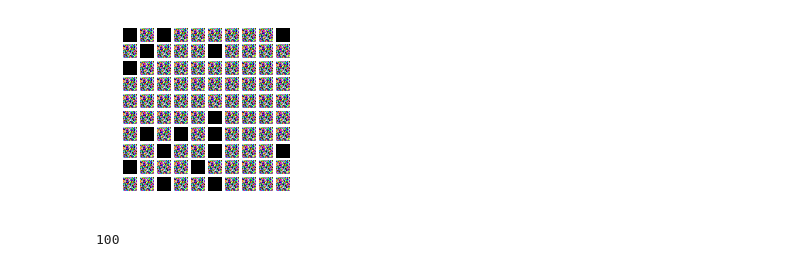
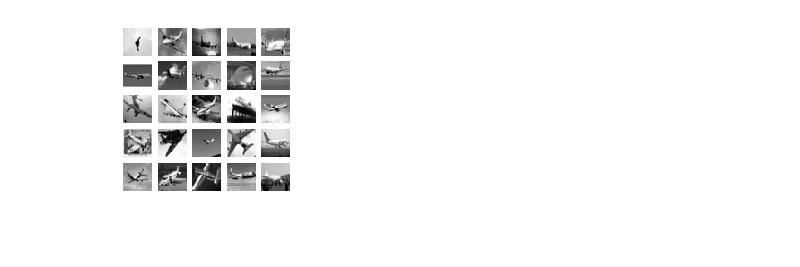
Before and after one commit to cbevis/U4_L3_neural_network, a Jupyter notebook: U4_L3_P6_Make_a_network.ipynb, the cells around one changed output. Cells and saved outputs as stored; diff of their text form; code cells hidden in the pictures.

```diff
--- a/U4_L3_P6_Make_a_network.ipynb
+++ b/U4_L3_P6_Make_a_network.ipynb
@@ -81,0 +243,15 @@ Pipeline(memory=None,
+# %%
+X_planes = np.array(X_planes).reshape(50000, 3072)
+Y_planes = np.array(Y_planes).reshape(-1)
+Y_planes.shape
+
+X_planes = X_planes[Y_planes == 0]
+print(X_planes.shape)
+
+X_planes_new = np.zeros((5000, 1024))
+
+
+for i in range(0, 1024):
+    X_planes_new[:, i] = X_planes[:, i]*.3 + X_planes[:, i + 1024]*.59 + X_planes[:, i + 2*1024]*.11
+
+print(X_planes_new.shape)
@@ -81,0 +261,11 @@ Pipeline(memory=None,
+# %%
+rbm = BernoulliRBM(random_state=0, verbose=True)
+
+rbm.learning_rate = 0.001
+
+# More components tend to give better prediction performance, but larger
+# fitting time
+rbm.n_components = 100
+
+# Training RBM-Logistic Pipeline
+rbm.fit(X_planes_new)
@@ -82,19 +285,13 @@ Pipeline(memory=None,
 # %%
-#https://stackoverflow.com/questions/35995999/why-cifar-10-images-are-not-displayed-properly-using-matplotlib
-rbm_comp = rbm.components_.reshape(100, 3, 32, 32).transpose(0,2,3,1).astype("uint8")
-Y = np.array(Y)
+#Examples of cifar dataset
+X_planes_new2 = X_planes_new.reshape(5000, 32, 32).astype("uint8")
 
 #Visualizing CIFAR 10
-fig, axes1 = plt.subplots(10,10,figsize=(3,3))
-i = 0
-for j in range(10):
-    for k in range(10):
+fig, axes1 = plt.subplots(5,5,figsize=(3,3))
+for j in range(5):
+    for k in range(5):
+        i = np.random.choice(range(len(X_planes_new2)))
         axes1[j][k].set_axis_off()
-        axes1[j][k].imshow(rbm_comp[i:i+1][0])
-        i += 1
+        axes1[j][k].imshow(X_planes_new2[i:i+1][0], cmap='gray')
 # %% [output]
-[figure, old version]
+[figure, new version]
-# %%
-len(rbm.components_)
-# %% [output]
-100
```
Also changed, not shown: parts of 23 cells of this notebook.
